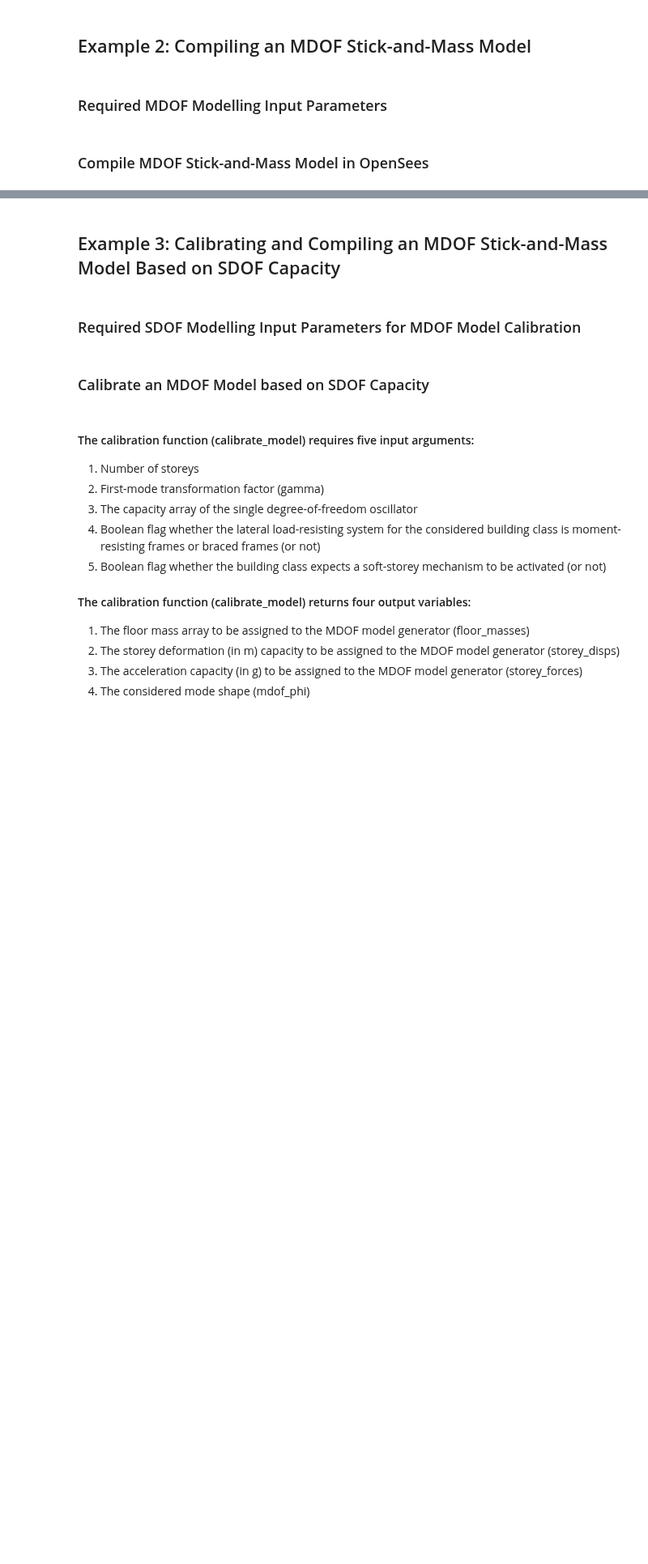
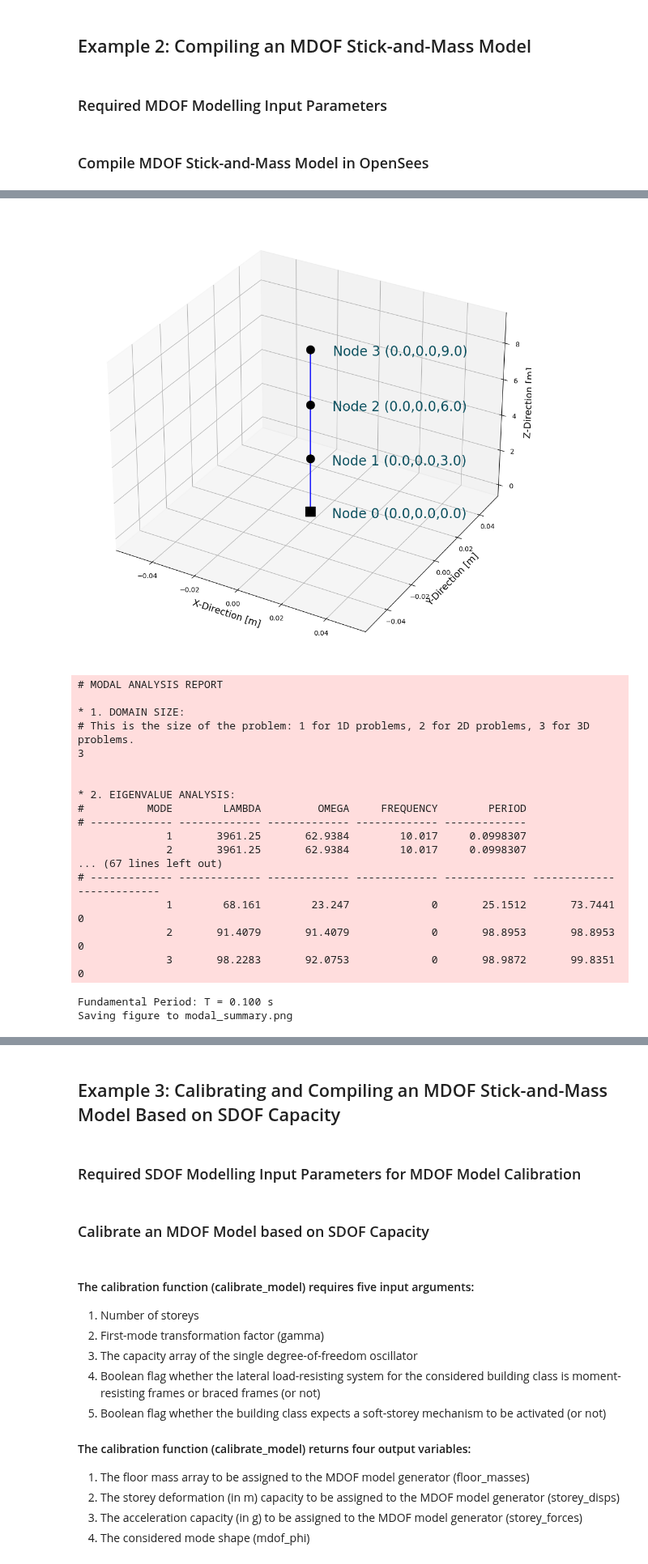
Before and after one commit to GEMScienceTools/oq-vmtk, a Jupyter notebook: demos/ModelCompilation/ModelCompilation.ipynb, the cells around one changed output, grey strips where cells are left out. Shown at 81% size. Drawn from its saved outputs; the diff is of its cells as text; code cells hidden in the pictures; blank space fills up the shorter version.

Commit message:
Update ModelCompilation.ipynb demo

```diff
--- a/demos/ModelCompilation/ModelCompilation.ipynb
+++ b/demos/ModelCompilation/ModelCompilation.ipynb
@@ -75,10 +78,10 @@ model.plot_model()                           # Visualise the model
 number_storeys = 3
 
 # Relative floor heights list
-floor_heights = [2.80, 3.00, 3.00]
+floor_heights = [3.00, 3.00, 3.00]
 
 # Relative floor masses list
-floor_masses = [0.75, 0.75, 0.75] # Unit mass for SDOFs
+floor_masses = [1.00, 1.00, 1.00]
 
 # SDOF capacity (First row are Spectral Displacement [m] values - Second row are Spectral Acceleration [g] values)
 # 3 storeys × 4 points each
@@ -109,4 +112,10 @@ model = modeller(number_storeys,
 model.compile_model()                                         # Compile the MDOF model
 
 ### View the model
-model.plot_model()                           # Visualise the model
+model.plot_model(export_path = 'model.png')                        # Visualise the model and export figure
+
+### Perform modal analysis
+T, mode_shapes = model.do_modal_analysis(num_modes=3,
+                                         pflag=True,
+                                         export_path= 'modal_summary.png')          # Run modal analysis, produce a simplified report and export figure
+# %% [output]
@@ -112,0 +125,20 @@ model.plot_model()                           # Visualise the model
+[figure, added]
+# MODAL ANALYSIS REPORT
+
+* 1. DOMAIN SIZE:
+# This is the size of the problem: 1 for 1D problems, 2 for 2D problems, 3 for 3D problems.
+3
+
+
+* 2. EIGENVALUE ANALYSIS:
+#          MODE        LAMBDA         OMEGA     FREQUENCY        PERIOD
+# ------------- ------------- ------------- ------------- -------------
+              1       3961.25       62.9384        10.017     0.0998307
+              2       3961.25       62.9384        10.017     0.0998307
+... (67 lines left out)
+# ------------- ------------- ------------- ------------- ------------- ------------- -------------
+              1        68.161        23.247             0       25.1512       73.7441             0
+              2       91.4079       91.4079             0       98.8953       98.8953             0
+              3       98.2283       92.0753             0       98.9872       99.8351             0
+Fundamental Period: T = 0.100 s
+Saving figure to modal_summary.png
```
Also changed, not shown: parts of 4 cells of this notebook.
